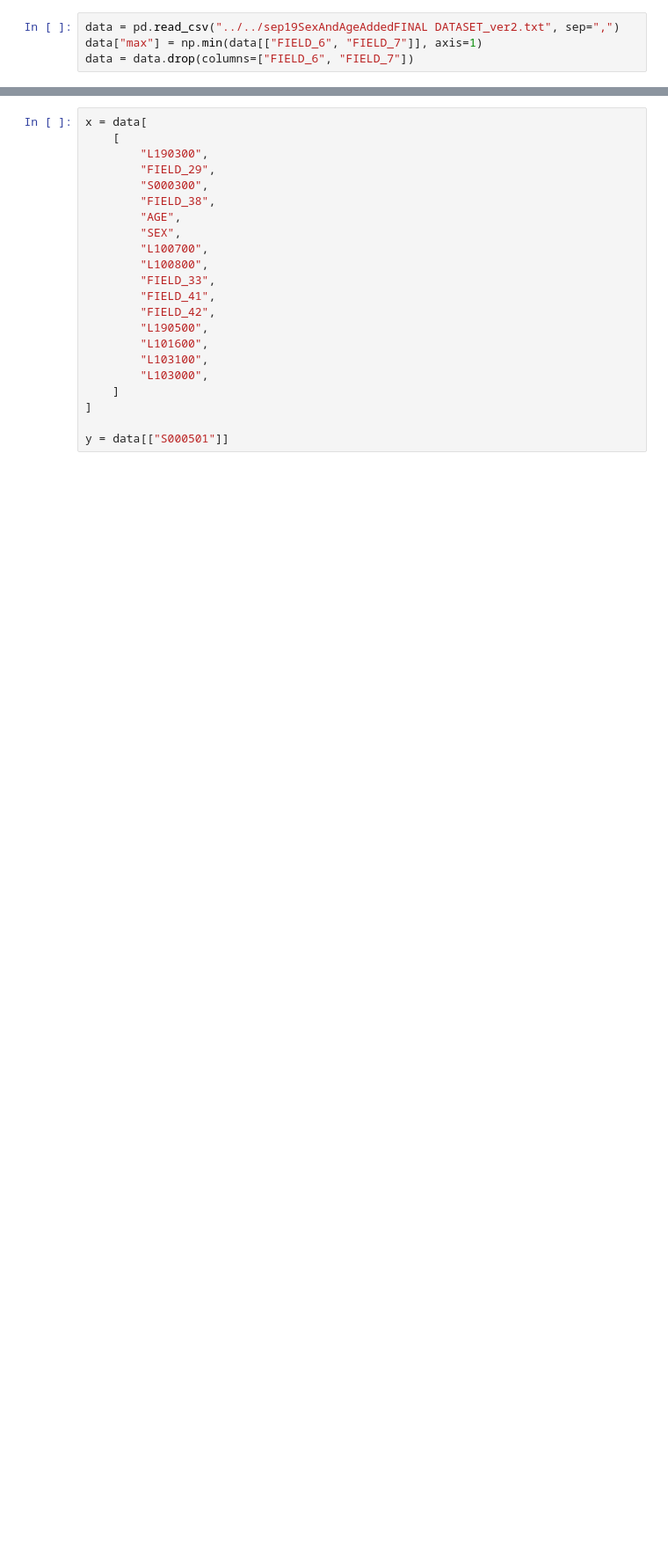
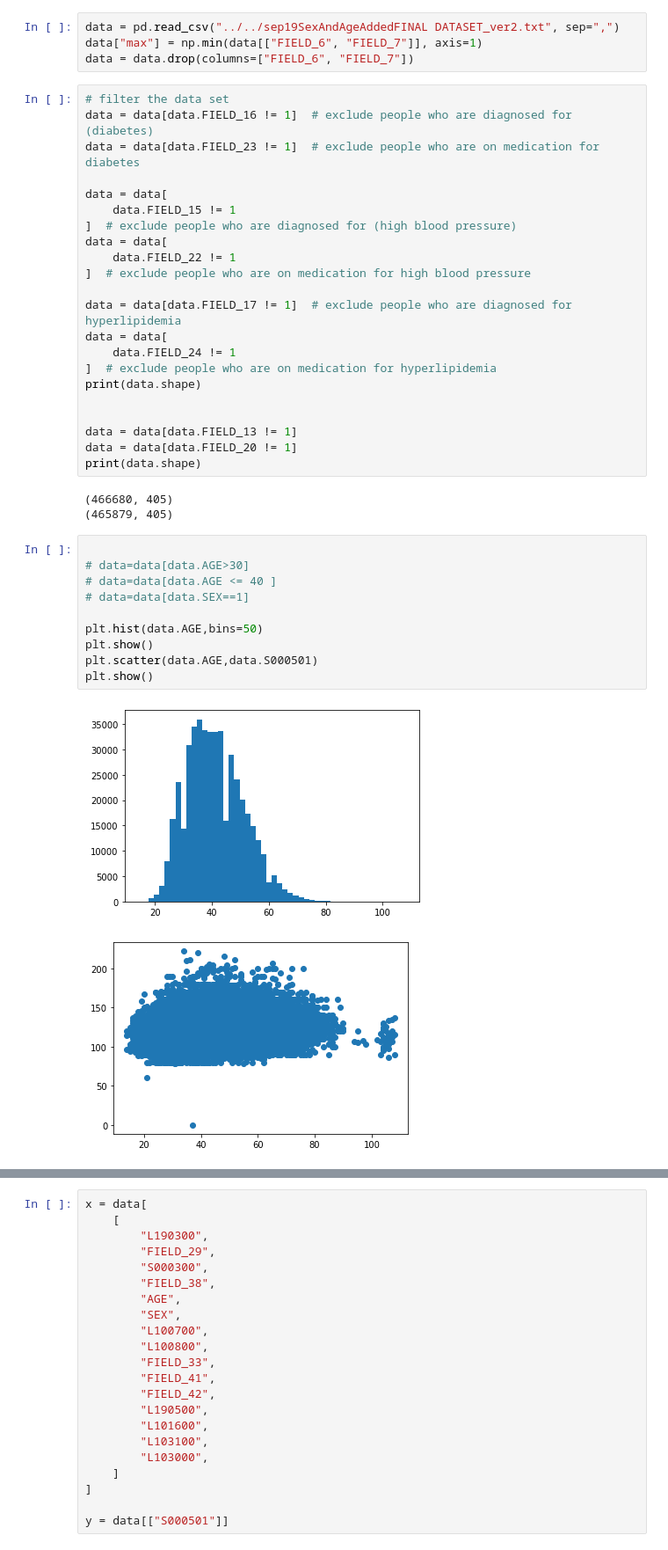
Before and after one commit to henockmamo54/Health-Data-Analysis-Diabetics, a Jupyter notebook: BP/S000501 - regression/S000501_Regression Test - multiple model.ipynb, the cells around one changed output, grey strips where cells are left out. Shown at 88% size. Drawn from its saved outputs; the diff is of its cells as text; blank space fills up the shorter version.

```diff
--- a/BP/S000501 - regression/S000501_Regression Test - multiple model.ipynb
+++ b/BP/S000501 - regression/S000501_Regression Test - multiple model.ipynb
@@ -35,6 +15,44 @@ Prepare the data
 data = pd.read_csv("../../sep19SexAndAgeAddedFINAL DATASET_ver2.txt", sep=",")
 data["max"] = np.min(data[["FIELD_6", "FIELD_7"]], axis=1)
 data = data.drop(columns=["FIELD_6", "FIELD_7"])
+# %%
+# filter the data set
+data = data[data.FIELD_16 != 1]  # exclude people who are diagnosed for (diabetes)
+data = data[data.FIELD_23 != 1]  # exclude people who are on medication for diabetes
+
+data = data[
+    data.FIELD_15 != 1
+]  # exclude people who are diagnosed for (high blood pressure)
+data = data[
+    data.FIELD_22 != 1
+]  # exclude people who are on medication for high blood pressure
+
+data = data[data.FIELD_17 != 1]  # exclude people who are diagnosed for hyperlipidemia
+data = data[
+    data.FIELD_24 != 1
+]  # exclude people who are on medication for hyperlipidemia
+print(data.shape)
+
+
+data = data[data.FIELD_13 != 1]
+data = data[data.FIELD_20 != 1]
+print(data.shape)
+# %% [output]
+(466680, 405)
+(465879, 405)
+# %%
+
+# data=data[data.AGE>30]
+# data=data[data.AGE <= 40 ]
+# data=data[data.SEX==1]
+
+plt.hist(data.AGE,bins=50)
+plt.show()
+plt.scatter(data.AGE,data.S000501)
+plt.show()
+# %% [output]
+[figure, added]
+[figure, added]
 # %%
 
 
```
Also changed, not shown: parts of 20 cells of this notebook, 3 other files.
